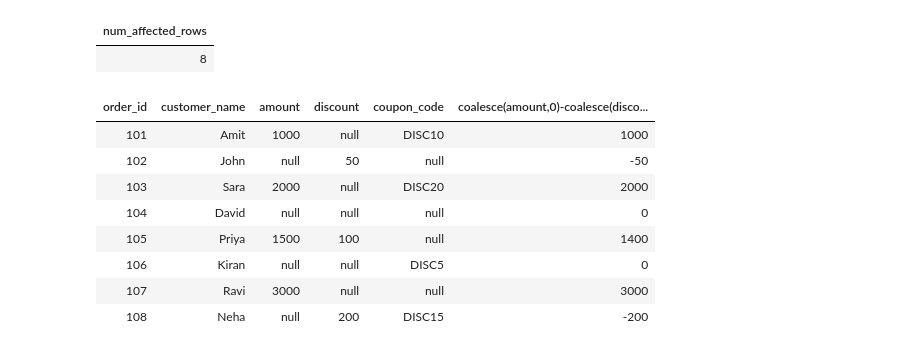
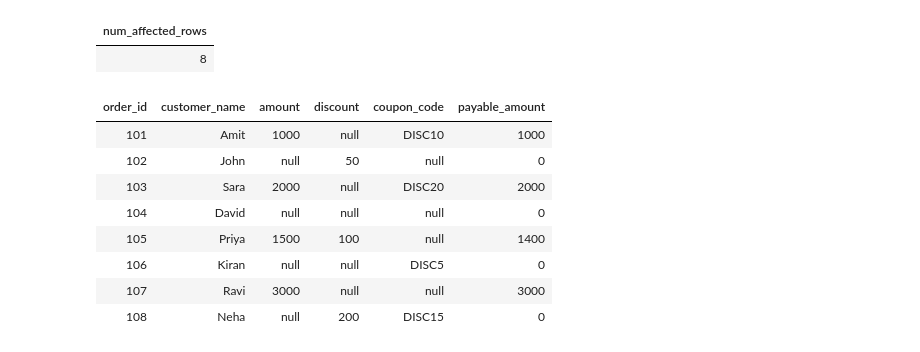
Before and after one commit to praveenapagadala/capgemini-databricks-data-engineering, a Jupyter notebook: week1/DAY4/NullFunctions.ipynb, the cells around one changed output. Cells and saved outputs as stored; diff of their text form; code cells hidden in the pictures.

```diff
--- a/week1/DAY4/NullFunctions.ipynb
+++ b/week1/DAY4/NullFunctions.ipynb
@@ -320,14 +320,14 @@ set discount=nullif(discount,0)
 # %%
 
 --Show final payable amount: amount - discount (handle NULL)
-select *,coalesce(amount,0) - coalesce(discount,0) from Orders1
+select *,ifnull(nullif(amount,0)-ifnull(discount,0),0) as payable_amount from Orders1
 # %% [output]
-| order_id | customer_name | amount | discount | coupon_code | coalesce(amount,0)-coalesce(disco... |
+| order_id | customer_name | amount | discount | coupon_code | payable_amount |
 | 101 | Amit | 1000 | null | DISC10 | 1000 |
-| 102 | John | null | 50 | null | -50 |
+| 102 | John | null | 50 | null | 0 |
 | 103 | Sara | 2000 | null | DISC20 | 2000 |
 | 104 | David | null | null | null | 0 |
 | 105 | Priya | 1500 | 100 | null | 1400 |
 | 106 | Kiran | null | null | DISC5 | 0 |
 | 107 | Ravi | 3000 | null | null | 3000 |
-| 108 | Neha | null | 200 | DISC15 | -200 |
+| 108 | Neha | null | 200 | DISC15 | 0 |
```
